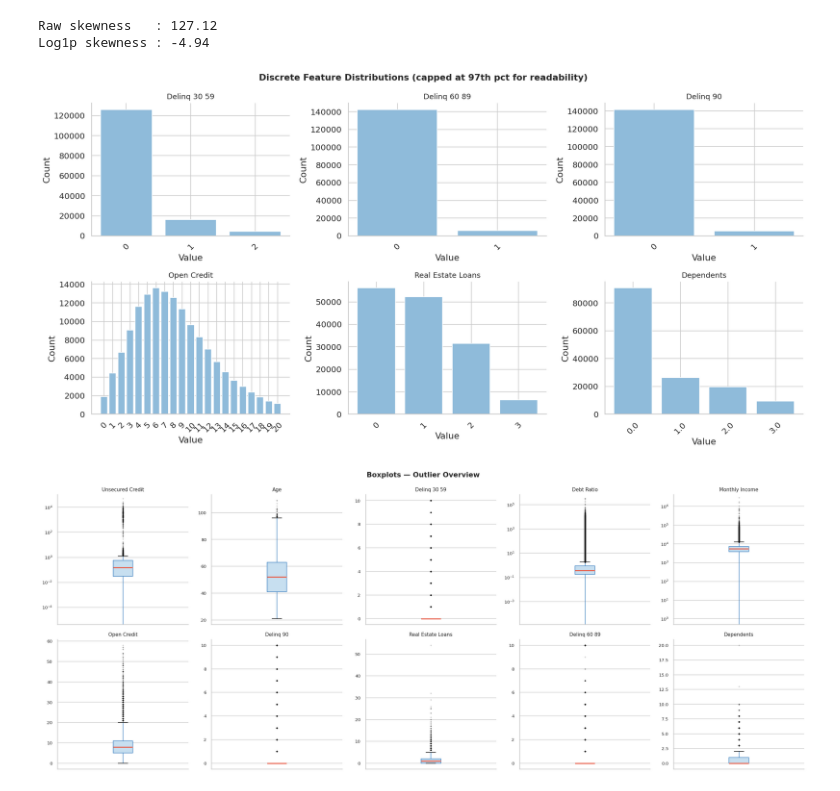
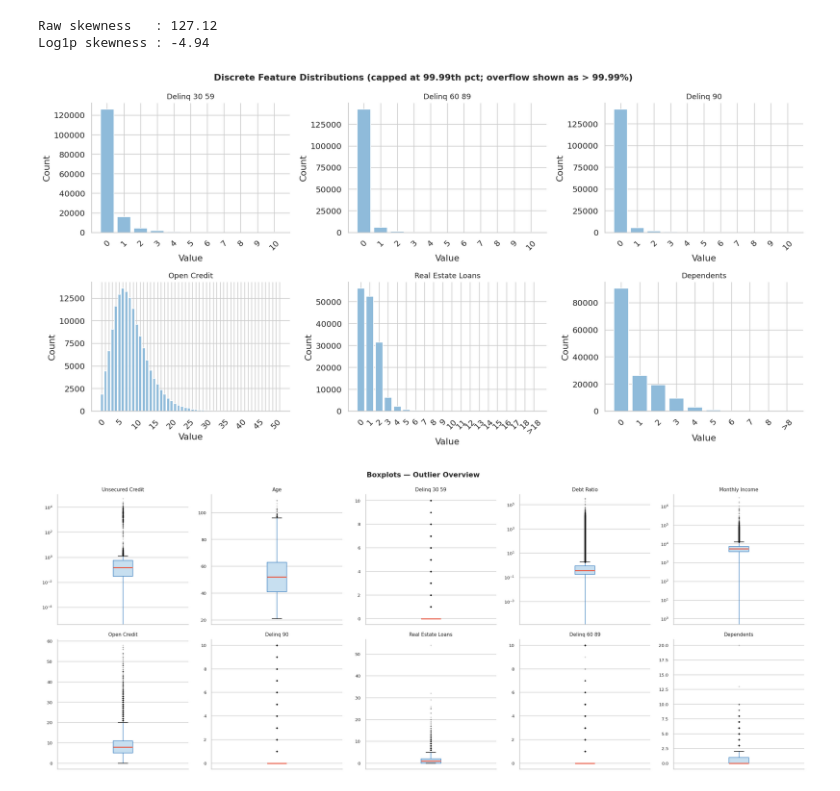
Before and after one commit to metaphorpritam/DSL_LAB_CRM, a Jupyter notebook: notebooks/eda.ipynb, the cells around one changed output. Drawn from its saved outputs; the diff is of its cells as text; code cells hidden in the pictures.

```diff
--- a/notebooks/eda.ipynb
+++ b/notebooks/eda.ipynb
@@ -528,28 +528,41 @@ Log1p skewness : -4.94
 # %%
 # ── discrete / count features ────────────────────────────────────────────────
 discrete = ['delinq_30_59', 'delinq_60_89', 'delinq_90',
             'open_credit', 'real_estate_loans', 'dependents']
 
 fig, axes = plt.subplots(2, 3, figsize=(16, 8))
 axes = axes.flatten()
 
 for i, col in enumerate(discrete):
     ax = axes[i]
     counts = df[col].value_counts().sort_index()
-    # cap at 95th percentile for readability
-    cap = df[col].quantile(0.97)
-    counts = counts[counts.index <= cap]
-    ax.bar(counts.index.astype(str), counts.values, color='#8fbbda', edgecolor='white')
+    # cap at 99.99th percentile for readability
+    cap = df[col].quantile(0.9999)
+    shown   = counts[counts.index <= cap]
+    overflow = counts[counts.index > cap].sum()
+    # clean labels: convert float indices like 0.0 → "0"
+    labels = [str(int(v)) if v == int(v) else str(v) for v in shown.index]
+    values = list(shown.values)
+    if overflow > 0:
+        labels.append(f'>{cap:.0f}')
+        values.append(overflow)
+    ax.bar(labels, values, color='#8fbbda', edgecolor='white')
     ax.set_title(col.replace('_', ' ').title(), fontsize=11)
     ax.set_xlabel('Value')
     ax.set_ylabel('Count')
     ax.tick_params(axis='x', rotation=45)
+    # thin out x-axis labels for crowded plots (show every 5th)
+    if col == 'open_credit':
+        ticks = ax.get_xticks()
+        tick_labels = [t.get_text() for t in ax.get_xticklabels()]
+        ax.set_xticks(ticks)
+        ax.set_xticklabels([l if j % 5 == 0 else '' for j, l in enumerate(tick_labels)])
 
-plt.suptitle('Discrete Feature Distributions (capped at 97th pct for readability)', fontsize=13, fontweight='bold')
+plt.suptitle('Discrete Feature Distributions (capped at 99.99th pct; overflow shown as > 99.99%)', fontsize=13, fontweight='bold')
 plt.tight_layout()
 plt.show()
 # %% [output]
-[figure, old version]
+[figure, new version]
 # %%
 # Boxplots — log y-scale only for the three heavy-tailed continuous columns;
 # count/discrete columns (delinq_*, open_credit, dependents) use linear scale.
```
Also changed, not shown: parts of 3 cells of this notebook, 28 other files.
